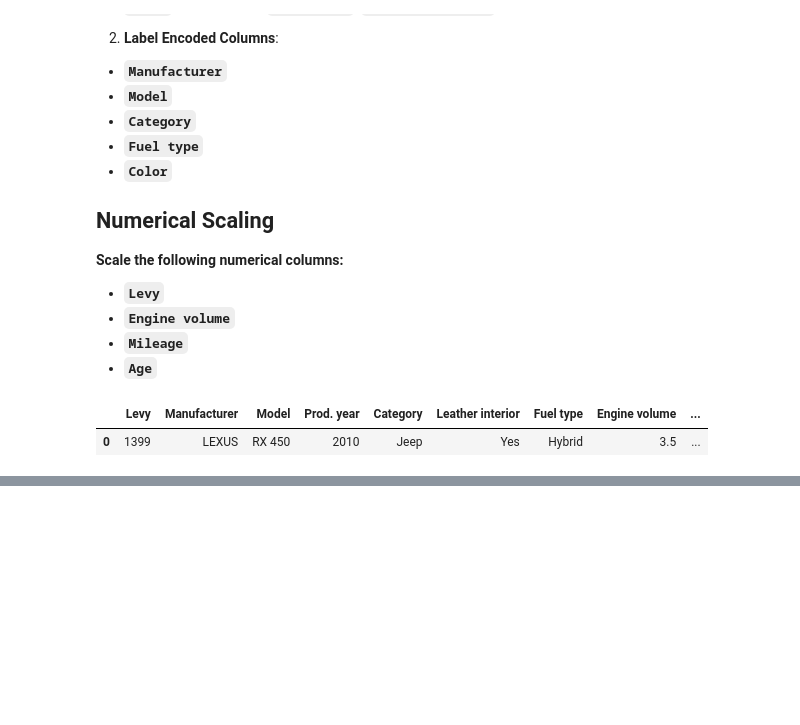
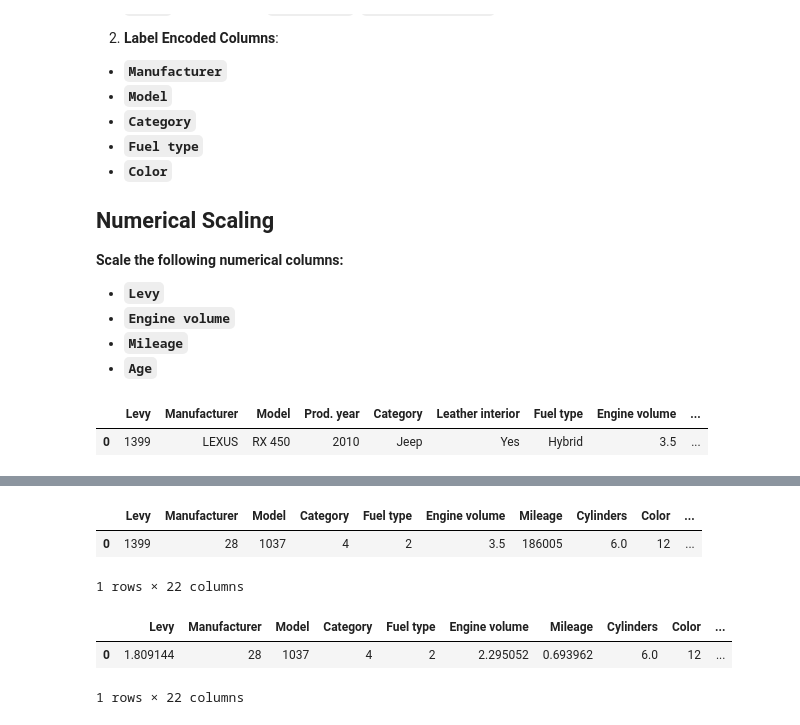
Before and after one commit to aniszariat/Car-Price-Prediction, a Jupyter notebook: notebooks/first-stage.ipynb, the cells around one changed output, grey strips where cells are left out. Cells and saved outputs as stored; diff of their text form; code cells hidden in the pictures; blank space fills up the shorter version.

```diff
--- a/notebooks/first-stage.ipynb
+++ b/notebooks/first-stage.ipynb
@@ -60 +99,19 @@ data
+# %%
+# 4. Label Encode Categorical Columns
+label_encode_columns = ['Manufacturer', 'Model', 'Category', 'Fuel type', 'Color']
+
+# Load the saved label encoders
+with open('../models/label_encoders.pkl', 'rb') as f:
+    label_encoders = pickle.load(f)
+
+# Apply label encoding
+for column in label_encode_columns:
+    le = label_encoders[column]
+    data[column] = le.transform(data[column])
+# %%
+data
+# %% [output]
+|  | Levy | Manufacturer | Model | Category | Fuel type | Engine volume | Mileage | Cylinders | Color | ... |
+| 0 | 1399 | 28 | 1037 | 4 | 2 | 3.5 | 186005 | 6.0 | 12 | ... |
+1 rows × 22 columns
 # %%
@@ -63,0 +125,6 @@ numerical_columns = ['Levy', 'Engine volume', 'Mileage', 'Age']
+# %%
+data
+# %% [output]
+|  | Levy | Manufacturer | Model | Category | Fuel type | Engine volume | Mileage | Cylinders | Color | ... |
+| 0 | 1.809144 | 28 | 1037 | 4 | 2 | 2.295052 | 0.693962 | 6.0 | 12 | ... |
+1 rows × 22 columns
```
Also changed, not shown: parts of 11 cells of this notebook.
